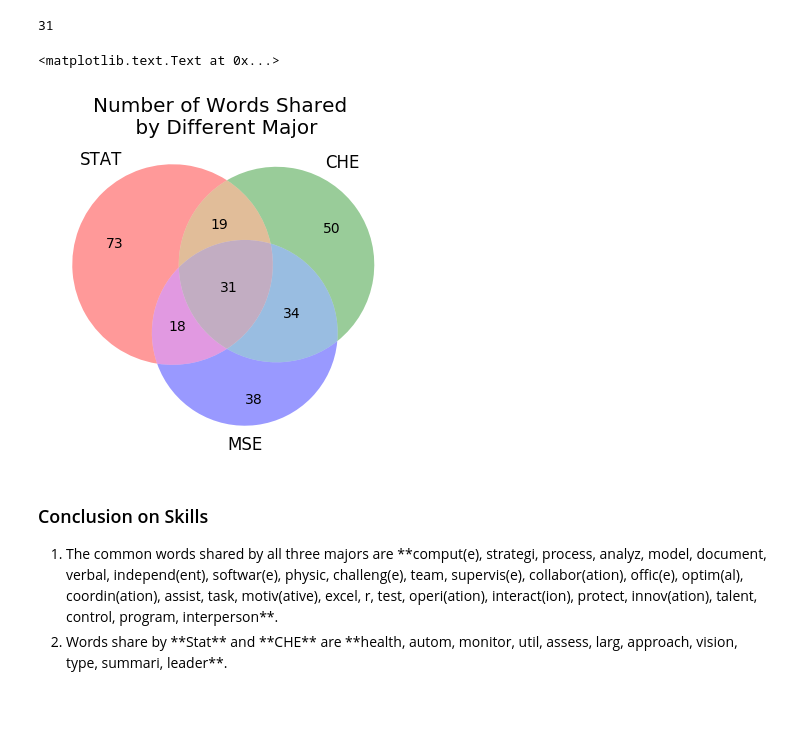
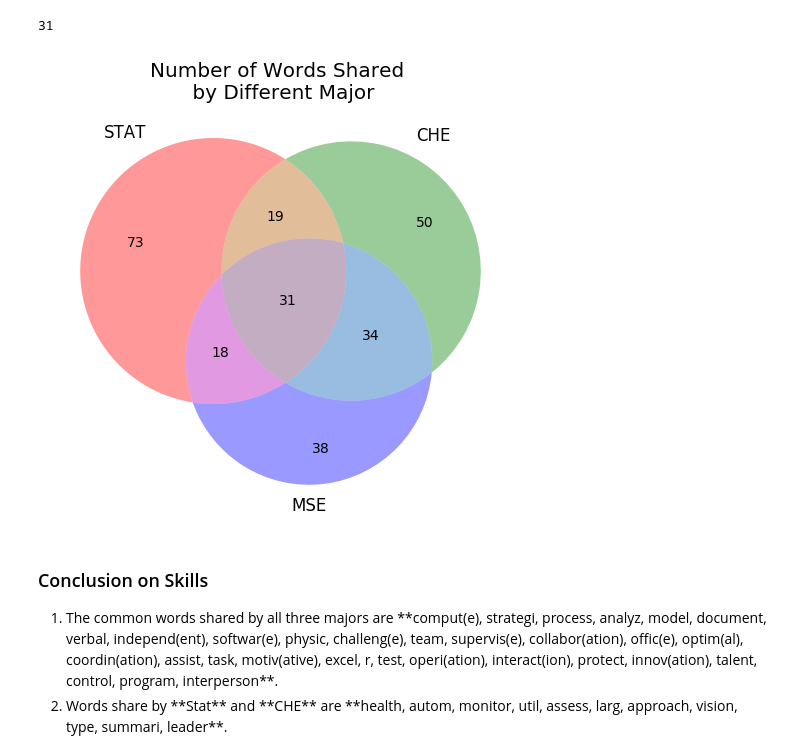
Before and after one commit to DoraXue/STA141b-Project, a Jupyter notebook: STEP2 - QUALIFICATION N SKILLS N DEGREES_Major.ipynb, the cells around one changed output. Cells and saved outputs as stored; diff of their text form; code cells hidden in the pictures; blank space fills up the shorter version.

```diff
--- a/STEP2 - QUALIFICATION N SKILLS N DEGREES_Major.ipynb
+++ b/STEP2 - QUALIFICATION N SKILLS N DEGREES_Major.ipynb
@@ -20,8 +20,8 @@ from nltk.corpus import stopwords
 from sklearn.feature_extraction.text import TfidfVectorizer   # sklearn --- primer machine learning package
 from sklearn.neighbors import NearestNeighbors
 from matplotlib import pyplot as plt
-plt.style.use('ggplot')
-%matplotlib inline
+#plt.style.use('ggplot')
+#%matplotlib inline
 from matplotlib_venn import venn3
 from wordcloud import WordCloud
 # %% [markdown]
@@ -250,11 +253,12 @@ len(['comput','strategi','process','analyz','model','document', 'verbal','indepe
 # %% [output]
 31
 # %%
+plt.figure(figsize = (6,6))
 venn3(subsets = (73, 50, 19, 38, 18, 34, 31), set_labels = ('STAT', 'CHE', 'MSE'))
 plt.title('Number of Words Shared \n by Different Major')
+plt.savefig('Venn Figure of Shared Words')
 # %% [output]
-<matplotlib.text.Text at 0x...>
-[figure, old version]
+[figure, new version]
 # %% [markdown]
 ### Conclusion on Skills
 <ol>
```
Also changed, not shown: parts of 20 cells of this notebook.
